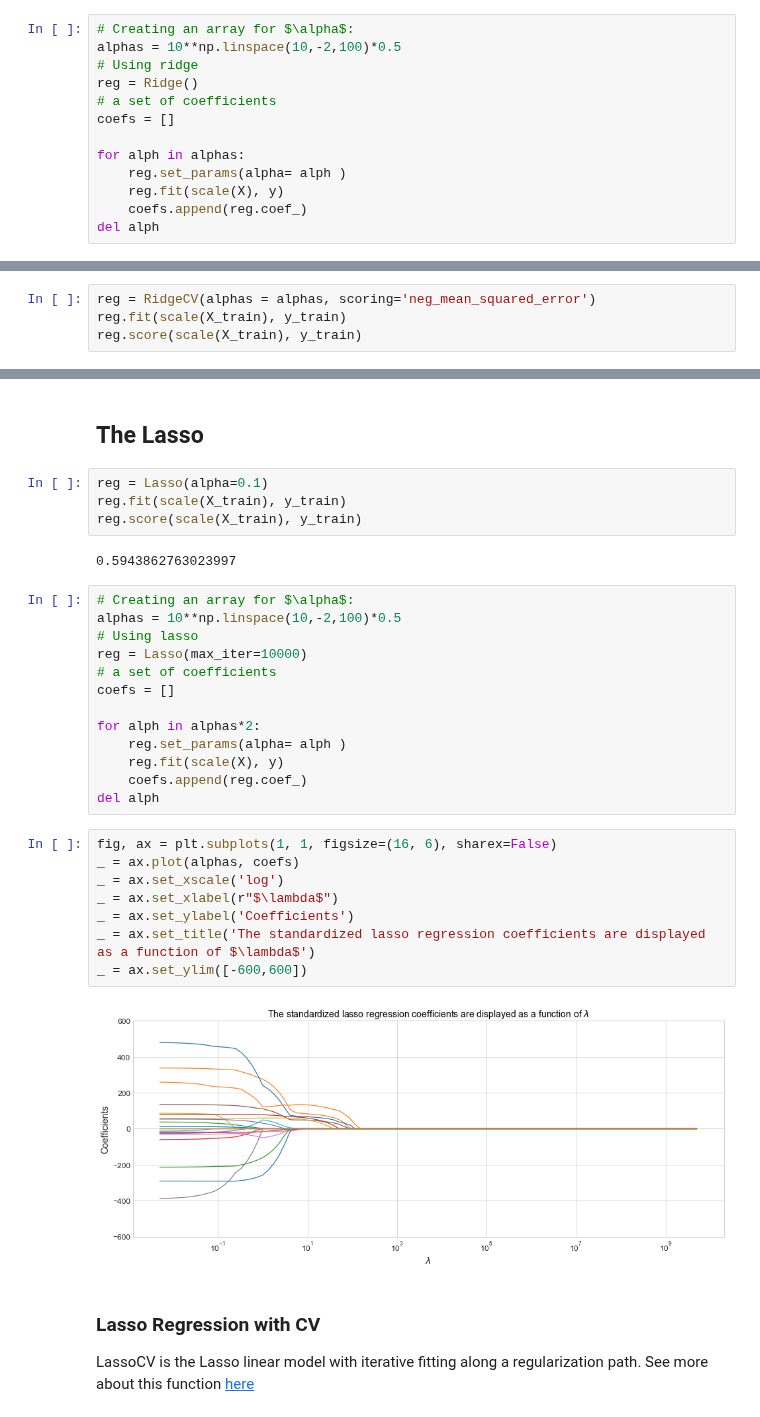
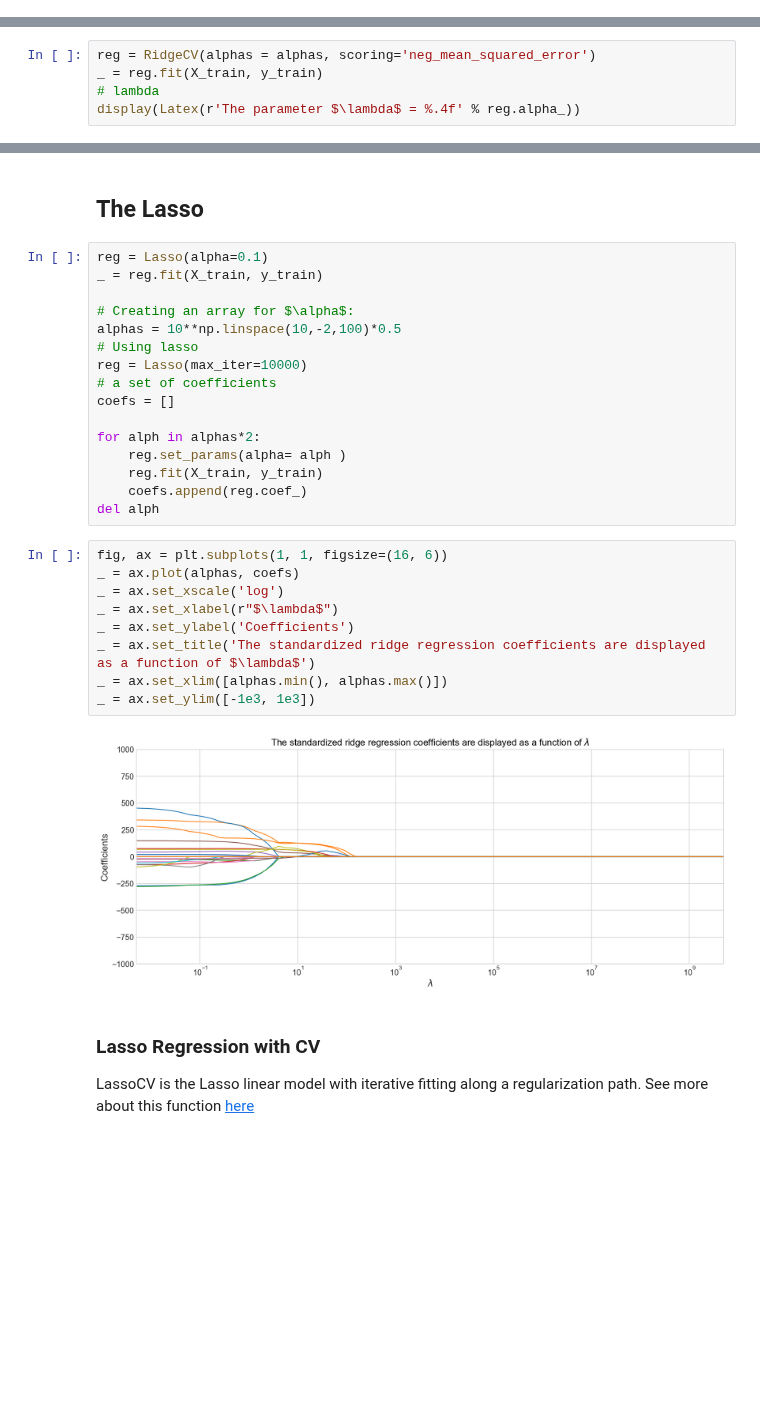
Before and after one commit to HatefDastour/Notes, a Jupyter notebook: Statistical_Learning/Linear_Model_Selection_and_Regularization.ipynb, the cells around one changed output, grey strips where cells are left out. Saved outputs shown, nothing was run; the diff lists cells and outputs as text; blank space fills up the shorter version.

```diff
--- a/Statistical_Learning/Linear_Model_Selection_and_Regularization.ipynb
+++ b/Statistical_Learning/Linear_Model_Selection_and_Regularization.ipynb
@@ -203,14 +214 @@ reg.score(scale(X_train), y_train)
-# %%
-# Creating an array for $\alpha$:
-alphas = 10**np.linspace(10,-2,100)*0.5
-# Using ridge
-reg = Ridge()
-# a set of coefficients
-coefs = []
-
-for alph in alphas:
-    reg.set_params(alpha= alph )
-    reg.fit(scale(X), y)
-    coefs.append(reg.coef_)
-del alph
 # %% [markdown]
@@ -231,6 +230,7 @@ _ = ax.set_ylim([-600,600])
 RidgeCV is the Ridge regression with built-in cross-validation. See more about this function [here](https://scikit-learn.org/stable/modules/generated/sklearn.linear_model.RidgeCV.html)
 # %%
 reg = RidgeCV(alphas = alphas, scoring='neg_mean_squared_error')
-reg.fit(scale(X_train), y_train)
-reg.score(scale(X_train), y_train)
+_ = reg.fit(X_train, y_train)
+# lambda
+display(Latex(r'The parameter $\lambda$ = %.4f' % reg.alpha_))
 # %% [output]
@@ -242,12 +238,9 @@ The parameter= 2.3208
 # %% [markdown]
 ## The Lasso
-# %%
-reg = Lasso(alpha=0.1)
-reg.fit(scale(X_train), y_train)
-reg.score(scale(X_train), y_train)
-# %% [output]
-0.5943862763023997
 # %%
+reg = Lasso(alpha=0.1)
+_ = reg.fit(X_train, y_train)
+
 # Creating an array for $\alpha$:
 alphas = 10**np.linspace(10,-2,100)*0.5
 # Using lasso
@@ -257,19 +250,20 @@ coefs = []
 
 for alph in alphas*2:
     reg.set_params(alpha= alph )
-    reg.fit(scale(X), y)
+    reg.fit(X_train, y_train)
     coefs.append(reg.coef_)
 del alph
 # %%
-fig, ax = plt.subplots(1, 1, figsize=(16, 6), sharex=False)
+fig, ax = plt.subplots(1, 1, figsize=(16, 6))
 _ = ax.plot(alphas, coefs)
 _ = ax.set_xscale('log')
 _ = ax.set_xlabel(r"$\lambda$")
 _ = ax.set_ylabel('Coefficients')
-_ = ax.set_title('The standardized lasso regression coefficients are displayed as a function of $\lambda$')
-_ = ax.set_ylim([-600,600])
+_ = ax.set_title('The standardized ridge regression coefficients are displayed as a function of $\lambda$')
+_ = ax.set_xlim([alphas.min(), alphas.max()])
+_ = ax.set_ylim([-1e3, 1e3])
 # %% [output]
-[figure, old version]
+[figure, new version]
 # %% [markdown]
 ### Lasso Regression with CV
 
```
Also changed, not shown: parts of 24 cells of this notebook.
